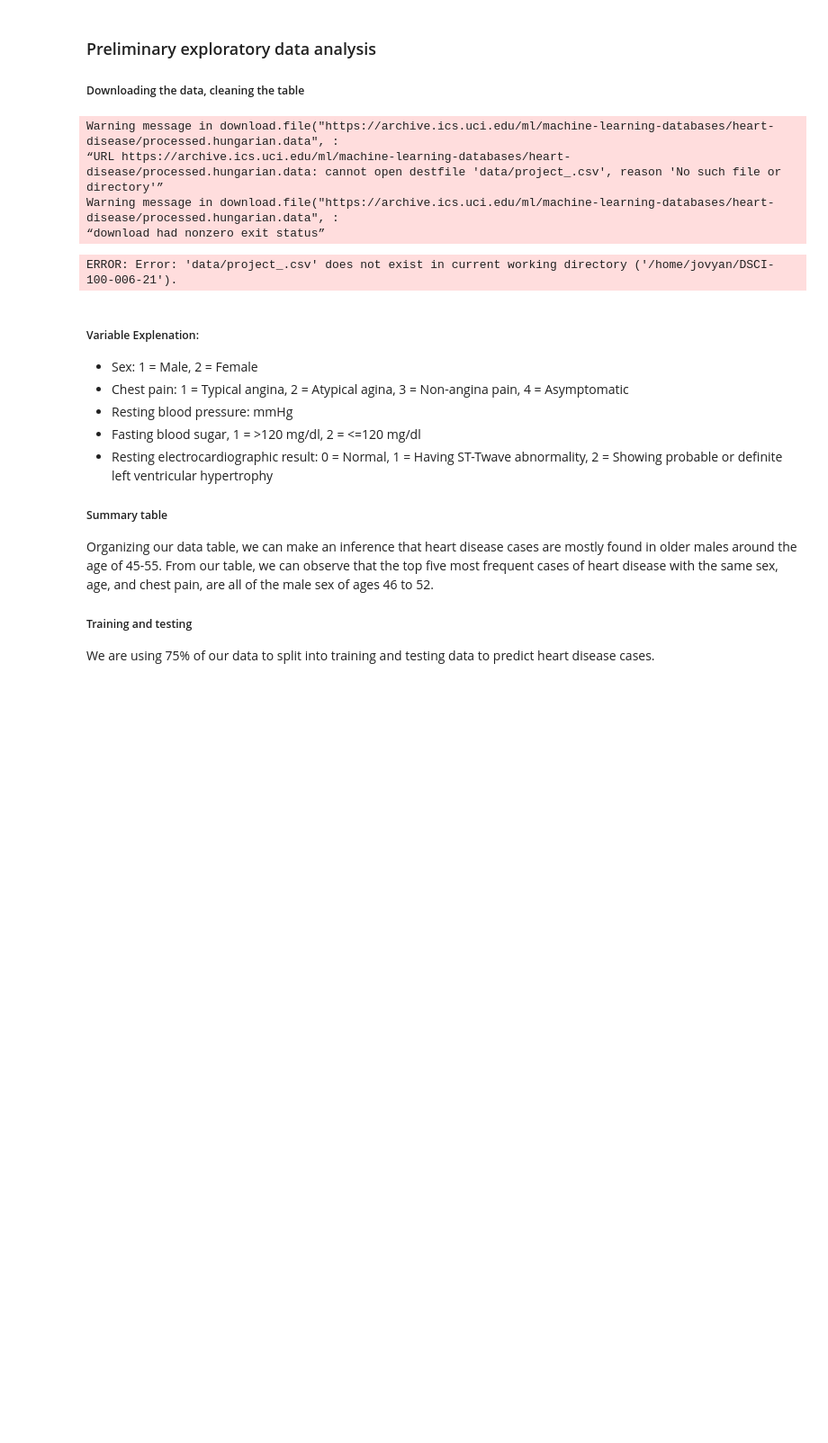
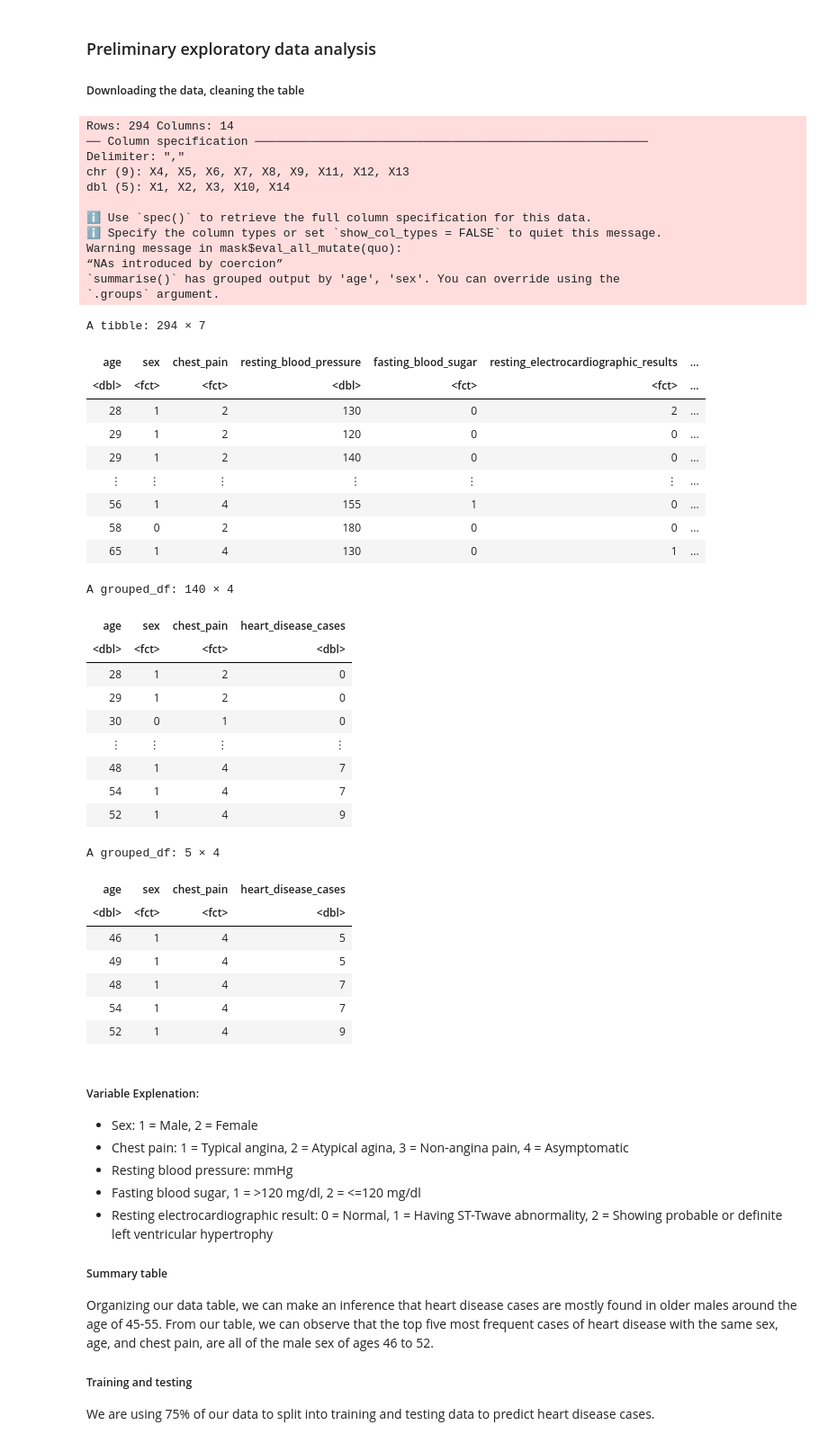
Before and after one commit to jaden-lai/DSCI-100-006-21, a Jupyter notebook: project.ipynb, the cells around one changed output. Shown at 90% size. Saved outputs shown, nothing was run; the diff lists cells and outputs as text; code cells hidden in the pictures; blank space fills up the shorter version.

```diff
--- a/project.ipynb
+++ b/project.ipynb
@@ -40,40 +22,75 @@ options(repr.matrix.max.rows = 6)
 ##### Downloading the data, cleaning the table
 # %%
 # Downloading the data, cleaning the table
-download.file("https://archive.ics.uci.edu/ml/machine-learning-databases/heart-disease/processed.hungarian.data", "data/project_.csv")
-heart_disease_hungarian <- read_csv("data/project_.csv", col_names = FALSE)
+download.file("https://archive.ics.uci.edu/ml/machine-learning-databases/heart-disease/processed.hungarian.data", "project.csv")
+heart_disease_hungarian <- read_csv("project.csv", col_names = FALSE)
 colnames(heart_disease_hungarian) <- c("age", "sex", "chest_pain", "resting_blood_pressure", "cholesterol",
                                        "fasting_blood_sugar", "resting_electrocardiographic_results", "maximum_heart_rate_achieved",
                                        "exercise_induced_angina", "ST_depression",
                                        "slope_of_peak_exercise_ST_segment",
                                        "number_of_major_vessels", "thalassemia", "heart_disease_cases")
 
 heart_disease_hungarian <- heart_disease_hungarian |>
             select(age, sex, chest_pain, resting_blood_pressure, fasting_blood_sugar,
                    resting_electrocardiographic_results, heart_disease_cases) |>
              mutate(resting_blood_pressure = as.numeric(resting_blood_pressure)) |>
              mutate(sex = as_factor(sex)) |>
              mutate(chest_pain = as_factor(chest_pain)) |>
              mutate(fasting_blood_sugar = as_factor(fasting_blood_sugar)) |>
              mutate(resting_electrocardiographic_results = as_factor(resting_electrocardiographic_results))
 
 
 
 heart_disease_hungarian_summarize <- heart_disease_hungarian |>
             group_by(age,sex,chest_pain) |>
             summarize(heart_disease_cases = sum(heart_disease_cases, na.rm = TRUE)) |>
             arrange(heart_disease_cases)
 
 
 heart_disease_hungarian
 heart_disease_hungarian_summarize
 tail(heart_disease_hungarian_summarize, 5)
 # %% [output]
-Warning message in download.file("https://archive.ics.uci.edu/ml/machine-learning-databases/heart-disease/processed.hungarian.data", :
-“URL https://archive.ics.uci.edu/ml/machine-learning-databases/heart-disease/processed.hungarian.data: cannot open destfile 'data/project_.csv', reason 'No such file or directory'”
-Warning message in download.file("https://archive.ics.uci.edu/ml/machine-learning-databases/heart-disease/processed.hungarian.data", :
-“download had nonzero exit status”
+Rows: 294 Columns: 14
+── Column specification ────────────────────────────────────────────────────────
+Delimiter: ","
+chr (9): X4, X5, X6, X7, X8, X9, X11, X12, X13
+dbl (5): X1, X2, X3, X10, X14
+
+ℹ Use `spec()` to retrieve the full column specification for this data.
+ℹ Specify the column types or set `show_col_types = FALSE` to quiet this message.
+Warning message in mask$eval_all_mutate(quo):
+“NAs introduced by coercion”
+`summarise()` has grouped output by 'age', 'sex'. You can override using the
+`.groups` argument.
-ERROR: Error: 'data/project_.csv' does not exist in current working directory ('/home/jovyan/DSCI-100-006-21').
+A tibble: 294 × 7
+| age | sex | chest_pain | resting_blood_pressure | fasting_blood_sugar | resting_electrocardiographic_results | ... |
+| <dbl> | <fct> | <fct> | <dbl> | <fct> | <fct> | ... |
+| 28 | 1 | 2 | 130 | 0 | 2 | ... |
+| 29 | 1 | 2 | 120 | 0 | 0 | ... |
+| 29 | 1 | 2 | 140 | 0 | 0 | ... |
+| ⋮ | ⋮ | ⋮ | ⋮ | ⋮ | ⋮ | ... |
+| 56 | 1 | 4 | 155 | 1 | 0 | ... |
+| 58 | 0 | 2 | 180 | 0 | 0 | ... |
+| 65 | 1 | 4 | 130 | 0 | 1 | ... |
+A grouped_df: 140 × 4
+| age | sex | chest_pain | heart_disease_cases |
+| <dbl> | <fct> | <fct> | <dbl> |
+| 28 | 1 | 2 | 0 |
+| 29 | 1 | 2 | 0 |
+| 30 | 0 | 1 | 0 |
+| ⋮ | ⋮ | ⋮ | ⋮ |
+| 48 | 1 | 4 | 7 |
+| 54 | 1 | 4 | 7 |
+| 52 | 1 | 4 | 9 |
+A grouped_df: 5 × 4
+| age | sex | chest_pain | heart_disease_cases |
+| <dbl> | <fct> | <fct> | <dbl> |
+| 46 | 1 | 4 | 5 |
+| 49 | 1 | 4 | 5 |
+| 48 | 1 | 4 | 7 |
+| 54 | 1 | 4 | 7 |
+| 52 | 1 | 4 | 9 |
 # %% [markdown]
 ##### Variable Explenation:
 - Sex: 1 = Male, 2 = Female
```
Also changed, not shown: parts of 3 cells of this notebook.
